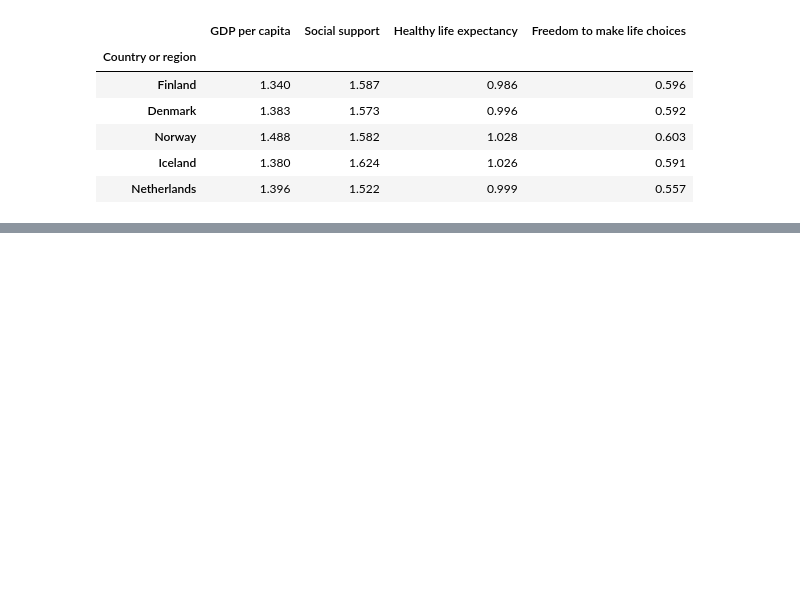
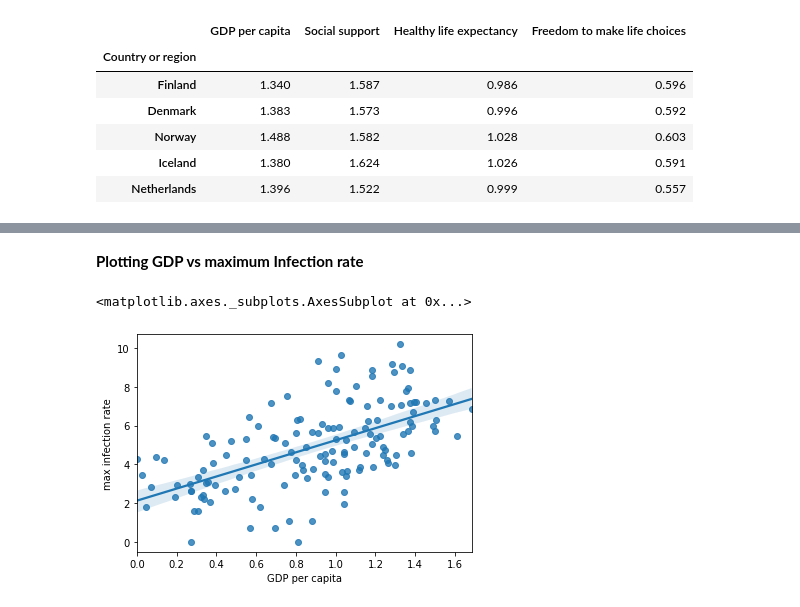
Before and after one commit to DeepanNarayanaMoorthy/COVID-19-Extensive-Analysis, a Jupyter notebook: COVID_19_Report.ipynb, the cells around one changed output, grey strips where cells are left out. Drawn from its saved outputs; the diff is of its cells as text; code cells hidden in the pictures; blank space fills up the shorter version.

```diff
--- a/COVID_19_Report.ipynb
+++ b/COVID_19_Report.ipynb
@@ -366,0 +407,9 @@ data.head()
+# %% [markdown]
+**Plotting GDP vs maximum Infection rate**
+# %%
+x = data['GDP per capita']
+y = data['max infection rate']
+sns.regplot(x,np.log(y))
+# %% [output]
+<matplotlib.axes._subplots.AxesSubplot at 0x...>
+[figure, added]
```
Also changed, not shown: parts of 25 cells of this notebook.
